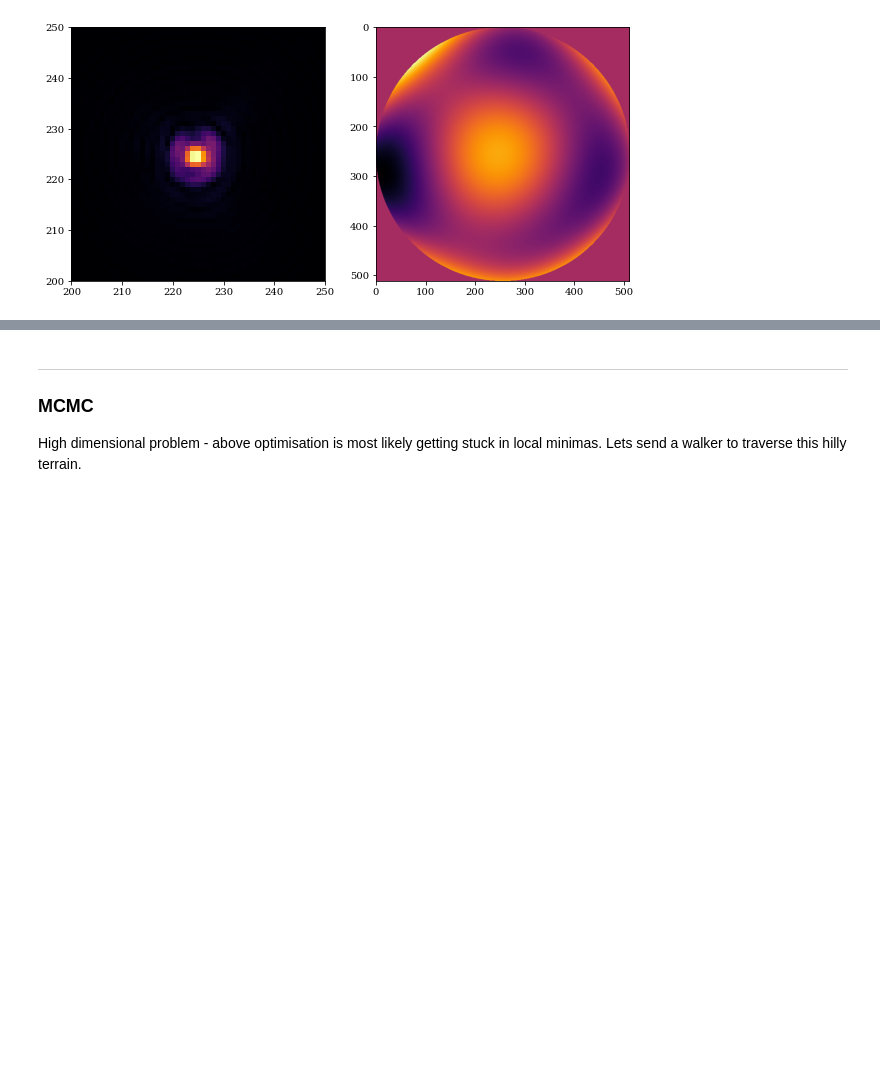
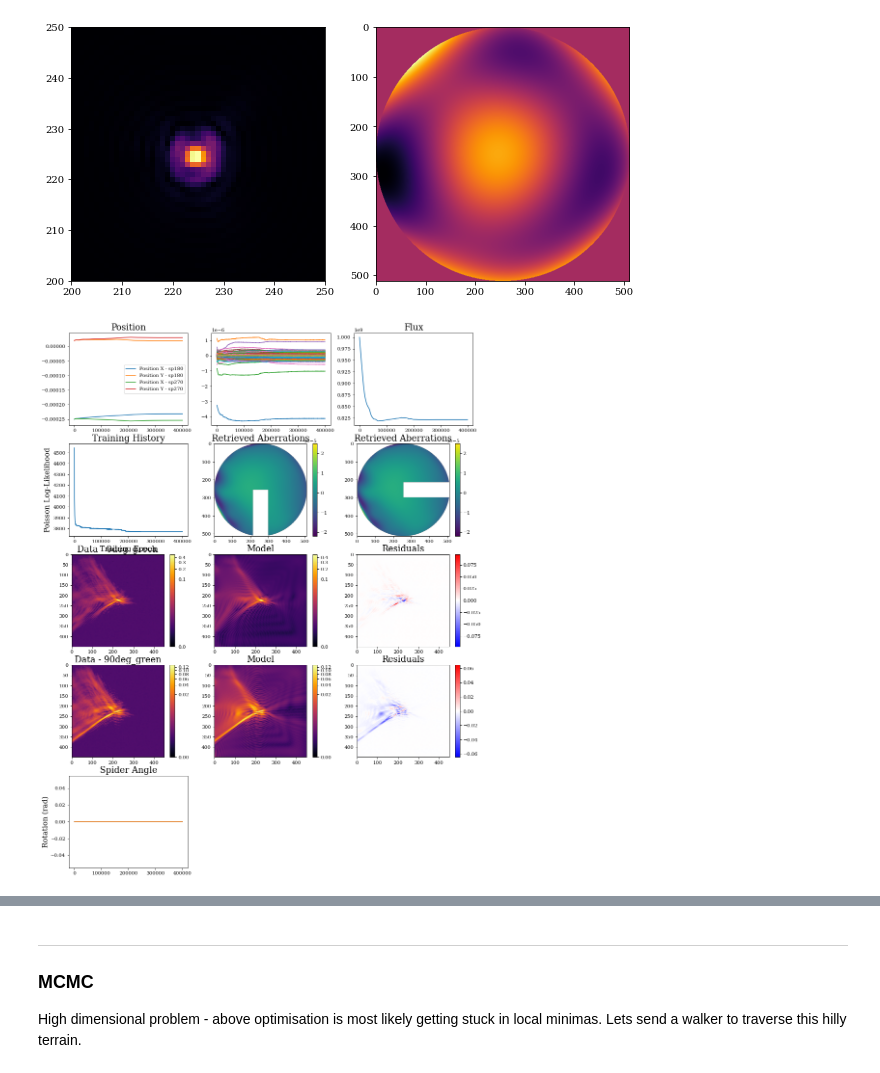
Before and after one commit to TolimanSpace/toliman_dp_design_testing, a Jupyter notebook: Gluing_Characterisation.ipynb, the cells around one changed output, grey strips where cells are left out. Saved outputs shown, nothing was run; the diff lists cells and outputs as text; code cells hidden in the pictures; blank space fills up the shorter version.

```diff
--- a/Gluing_Characterisation.ipynb
+++ b/Gluing_Characterisation.ipynb
@@ -1262,11 +1262,11 @@ bckgnds = jnp.asarray([np.mean(np.flip(np.load(data_dir +bckgnd_fname)),axis=0)
 glued_coeffs, glued_source_pos = [], []
 final_pos, final_spider_angle = [], [] #[0deg green, 90deg green, 0deg red, 90deg red]
 
-np.random.seed(0)
-rand_coeffs = np.random.rand(7)*1e-6
-coeffs = np.zeros(zernike_indicies.shape)
-appen = np.zeros(shape=(coeffs.shape[0] - rand_coeffs.shape[0],))
-rand_coeffs = np.concatenate((rand_coeffs,appen))
+# np.random.seed(0)
+# rand_coeffs = np.random.rand(7)*1e-6
+# coeffs = np.zeros(zernike_indicies.shape)
+# appen = np.zeros(shape=(coeffs.shape[0] - rand_coeffs.shape[0],))
+# rand_coeffs = np.concatenate((rand_coeffs,appen))
 
 # MCMC_coeffs = np.array([-4.4e-6,2.7e-6,5e-8,6.2e-7,
 #                         -2e-7,
@@ -1274,12 +1274,15 @@ rand_coeffs = np.concatenate((rand_coeffs,appen))
 #                         -1e-6,
 #                         1.1e-7,2e-7,1e-6,-1.15e-6])
 
-MCMC_coeffs = jnp.array([-7.1972036,   2.9155116,  -1.9356798,
- -0.14801463,  1.8554302,  -1.5995919,  -1.3169705 ]) * green_laser_wl # from AOS decomposition (units of m, converting from units of waves)
+# MCMC_coeffs = jnp.array([-7.1972036,   2.9155116,  -1.9356798,
+#  -0.14801463,  1.8554302,  -1.5995919,  -1.3169705 ]) * green_laser_wl # from AOS decomposition (units of m, converting from units of waves)
+
+MCMC_coeffs = np.load("data/26_1_AOS_153modes_decomp.npy")[3:]* green_laser_wl # ignoring piston (degenerate), tip and tilt terms (encoded in source pos)
+                                                                                # from AOS decomposition (units of m, converting from units of waves)
 
 # MCMC_coeffs = np.array([-3.87e-6,2.12e-6,-9.4e-7,7.3e-7,-2e-7,2.5e-6,-1.4e-6,2.1e-7,5.9e-8,1e-6,-1.15e-6])
 # MCMC_source_pos = np.array([0.2999e-3, 0.117e-3])
-MCMC_source_pos = np.array([-30e-05, 0])
+MCMC_source_pos = np.array([-25e-05, 2e-05])
 # MCMC_flux = np.array([1e11])
 
 # 2 loops for 2 diff source colours
@@ -1299,7 +1302,7 @@ for i in range(1):
     instrument_sp270 = instrument_sp270.set("source.position", MCMC_source_pos)
     # instrument_sp180 = instrument_sp180.set("source.flux", MCMC_flux)
     # instrument_sp270 = instrument_sp270.set("source.flux", MCMC_flux)
-    # plt.imshow(instrument_sp180.model())
+    # plt.imshow(instrument_sp180.aperture.eval_basis())
     # break
 
     sim_psfs = [instrument_sp180.model(), instrument_sp270.model()]
@@ -1344,7 +1347,7 @@ for i in range(1):
     configs = [instrument_sp180, instrument_sp270]
     optim, opt_state = zdx.get_optimiser(instrument_sp180, params, optimisers) # Needs to be iterable param (i.e. accessible via instrument class)
 
-    progress_bar = tqdm(range(50000), desc='Loss: ')
+    progress_bar = tqdm(range(400000), desc='Loss: ')
 
     # Run optimisation loop
     net_losses, Coeffs, Positions_sp180, Positions_sp270, Fluxes, SpiderAngles= [],[],[],[],[],[]
@@ -1422,7 +1425,7 @@ for i in range(1):
     for l in range(len(Coeffs[0])):
         label = "Coeff " + str(zernike_indicies[l])
         plt.plot(arr_coeffs[:,l], label=label)
-    plt.legend(loc='upper left')
+    # plt.legend(loc='upper left')
     plt.subplot(5,3,3)
     plt.plot(np.asarray(Fluxes))
     plt.title("Flux")
@@ -1438,6 +1441,7 @@ for i in range(1):
         plt.subplot(5,3,it)
         opd = config.aperture.eval_basis()
         trans = config.spider.transmission
+        trans = trans.at[trans==0.0].set(np.nan)
         plt.imshow(opd*trans, cmap='viridis')
         plt.title('Retrieved Aberrations')
         plt.colorbar()
@@ -1469,33 +1473,35 @@ for i in range(1):
 
         plt.subplot(5,3,it)
         resid = scaled_data - model_psf
         plt.imshow(resid, cmap='bwr', vmax = np.abs(resid).max(), vmin = -np.abs(resid).max())
         plt.colorbar()
         plt.title('Residuals')
         it+=1
 
     plt.subplot(5,3,it)
     spider_angles_arr = np.asarray(SpiderAngles)
     plt.plot(spider_angles_arr[:,0], label="config0")
     plt.plot(spider_angles_arr[:,1], label="config1")
     final_spider_angle.append(spider_angles_arr[-1,0])
     final_spider_angle.append(spider_angles_arr[-1,1])
     plt.title("Spider Angle")
     plt.ylabel("Rotation (rad)")
 
     it += 1
 
     # for k in range(len(configs)):
     #     plt.subplot(5,3,it)
     #     plt.imshow(corr_matrices[k], cmap='PiYG')#, vmin=-1, vmax=1)'
     #     plt.colorbar(label='Correlation')
     #     plt.title("Corr, model "+str(k))
 
     #     it+=1
 
 
     glued_coeffs.append(configs[0].aperture.coefficients) # identical coeffs for both configs
     glued_source_pos.append([configs[0].source.position, configs[1].source.position])
+# %% [output]
+[figure, added]
 # %%
 # corr_matrices = []
 # for k in range(len(configs)):
```
Also changed, not shown: parts of 10 cells of this notebook.
